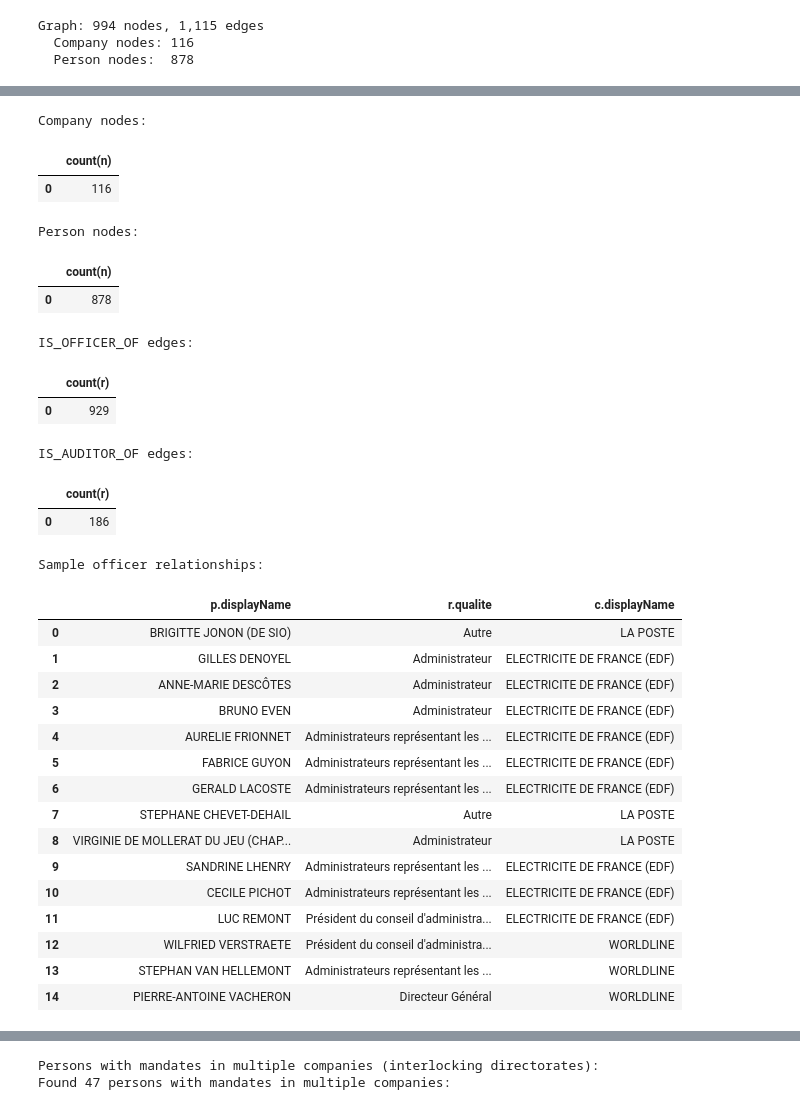
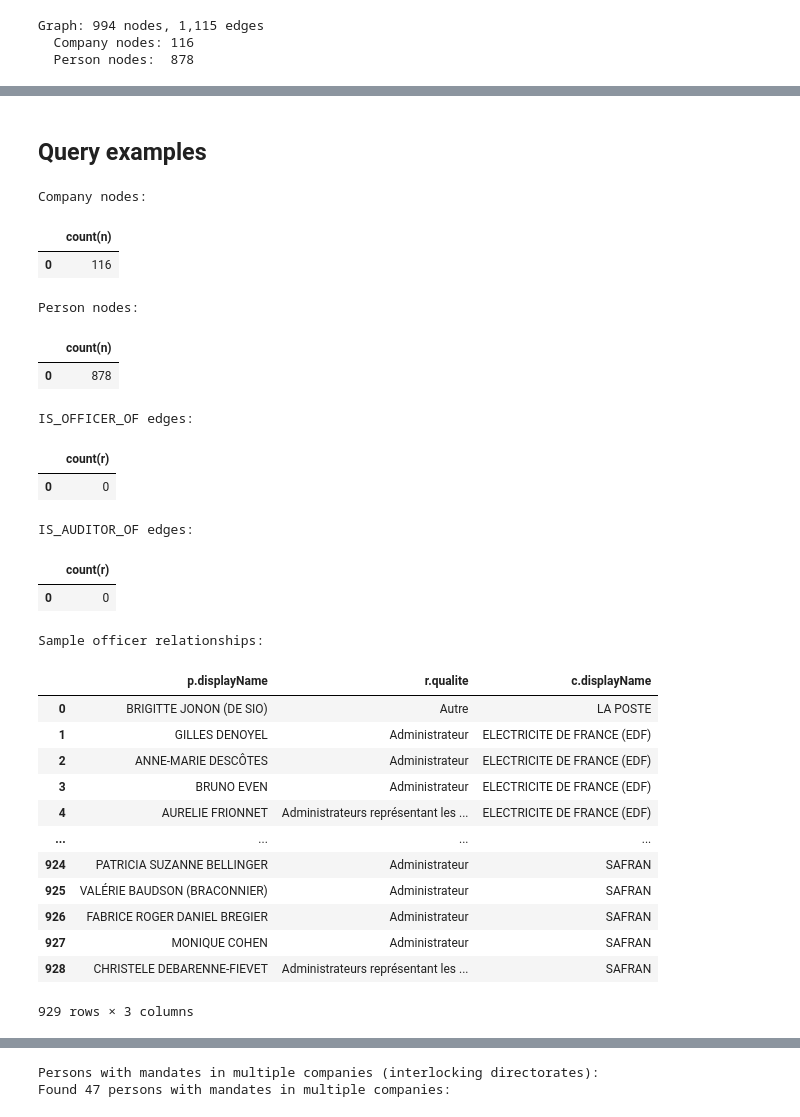
Before and after one commit to turing-db/turingdb-examples, a Jupyter notebook: examples/notebooks/public_version/french_corporate_network.ipynb, the cells around one changed output, grey strips where cells are left out. Saved outputs shown, nothing was run; the diff lists cells and outputs as text; code cells hidden in the pictures.

```diff
--- a/examples/notebooks/public_version/french_corporate_network.ipynb
+++ b/examples/notebooks/public_version/french_corporate_network.ipynb
@@ -307,0 +335,14 @@ TuringDB client connected
+# %%
+from turingdb import TuringDB
+
+# Create TuringDB client
+# set host parameter to the URL (as string) on which TuringDB is running,
+# default "http://localhost:6666"
+client = TuringDB(host="http://localhost:6666")
+try:
+    client.warmup()
+except Exception as e:
+    print(f"TuringDB not started, please run `uv run turingdb` in your terminal")
+# %%
+# Get list of available graphs
+list_graphs = client.list_available_graphs()
@@ -307,0 +356,18 @@ TuringDB client connected
+# %%
+# Set graph name
+graph_name_prefix = example_name
+graph_name_nb_suffix = str(
+    max(
+        [
+            int(re.sub(graph_name_prefix, "", g))
+            for g in list_graphs
+            if g.startswith(graph_name_prefix)
+            and re.sub(graph_name_prefix, "", g).isdigit()
+        ]
+        + [0]
+    )
+    + 1
+)
+graph_name = graph_name_prefix + graph_name_nb_suffix
+graph_name = re.sub("-", "_", graph_name)
+graph_name
@@ -363,3 +580,5 @@ Since all nodes carry a `type` property, we filter semantically using `WHERE n.t
+# %% [markdown]
+## Query examples
 # %%
 # Count nodes by type
 print("Company nodes:")
@@ -394,37 +613,32 @@ Person nodes:
 | 0 | 878 |
 IS_OFFICER_OF edges:
 |  | count(r) |
-| 0 | 929 |
+| 0 | 0 |
 IS_AUDITOR_OF edges:
 |  | count(r) |
-| 0 | 186 |
+| 0 | 0 |
 # %%
 # Sample officer relationships
 print("Sample officer relationships:")
 display(client.query("""
-    MATCH (p)-[r]->(c)
-    WHERE p.type = 'Person' AND c.type = 'Company' AND r.type = 'IS_OFFICER_OF'
+    MATCH (p:Person)-[r:IS_OFFICER_OF]->(c:Company)
     RETURN p.displayName, r.qualite, c.displayName
-    LIMIT 15
 """))
 # %% [output]
 Sample officer relationships:
 |  | p.displayName | r.qualite | c.displayName |
 | 0 | BRIGITTE JONON (DE SIO) | Autre | LA POSTE |
 | 1 | GILLES DENOYEL | Administrateur | ELECTRICITE DE FRANCE (EDF) |
 | 2 | ANNE-MARIE DESCÔTES | Administrateur | ELECTRICITE DE FRANCE (EDF) |
 | 3 | BRUNO EVEN | Administrateur | ELECTRICITE DE FRANCE (EDF) |
 | 4 | AURELIE FRIONNET | Administrateurs représentant les ... | ELECTRICITE DE FRANCE (EDF) |
-| 5 | FABRICE GUYON | Administrateurs représentant les ... | ELECTRICITE DE FRANCE (EDF) |
-| 6 | GERALD LACOSTE | Administrateurs représentant les ... | ELECTRICITE DE FRANCE (EDF) |
-| 7 | STEPHANE CHEVET-DEHAIL | Autre | LA POSTE |
-| 8 | VIRGINIE DE MOLLERAT DU JEU (CHAP... | Administrateur | LA POSTE |
-| 9 | SANDRINE LHENRY | Administrateurs représentant les ... | ELECTRICITE DE FRANCE (EDF) |
-| 10 | CECILE PICHOT | Administrateurs représentant les ... | ELECTRICITE DE FRANCE (EDF) |
-| 11 | LUC REMONT | Président du conseil d'administra... | ELECTRICITE DE FRANCE (EDF) |
-| 12 | WILFRIED VERSTRAETE | Président du conseil d'administra... | WORLDLINE |
-| 13 | STEPHAN VAN HELLEMONT | Administrateurs représentant les ... | WORLDLINE |
-| 14 | PIERRE-ANTOINE VACHERON | Directeur Général | WORLDLINE |
+| ... | ... | ... | ... |
+| 924 | PATRICIA SUZANNE BELLINGER | Administrateur | SAFRAN |
+| 925 | VALÉRIE BAUDSON (BRACONNIER) | Administrateur | SAFRAN |
+| 926 | FABRICE ROGER DANIEL BREGIER | Administrateur | SAFRAN |
+| 927 | MONIQUE COHEN | Administrateur | SAFRAN |
+| 928 | CHRISTELE DEBARENNE-FIEVET | Administrateurs représentant les ... | SAFRAN |
+929 rows × 3 columns
 # %%
 # Filter by role: Directeurs Généraux
 print("Directeurs Généraux across all companies:")
```
Also changed, not shown: parts of 55 cells of this notebook.
